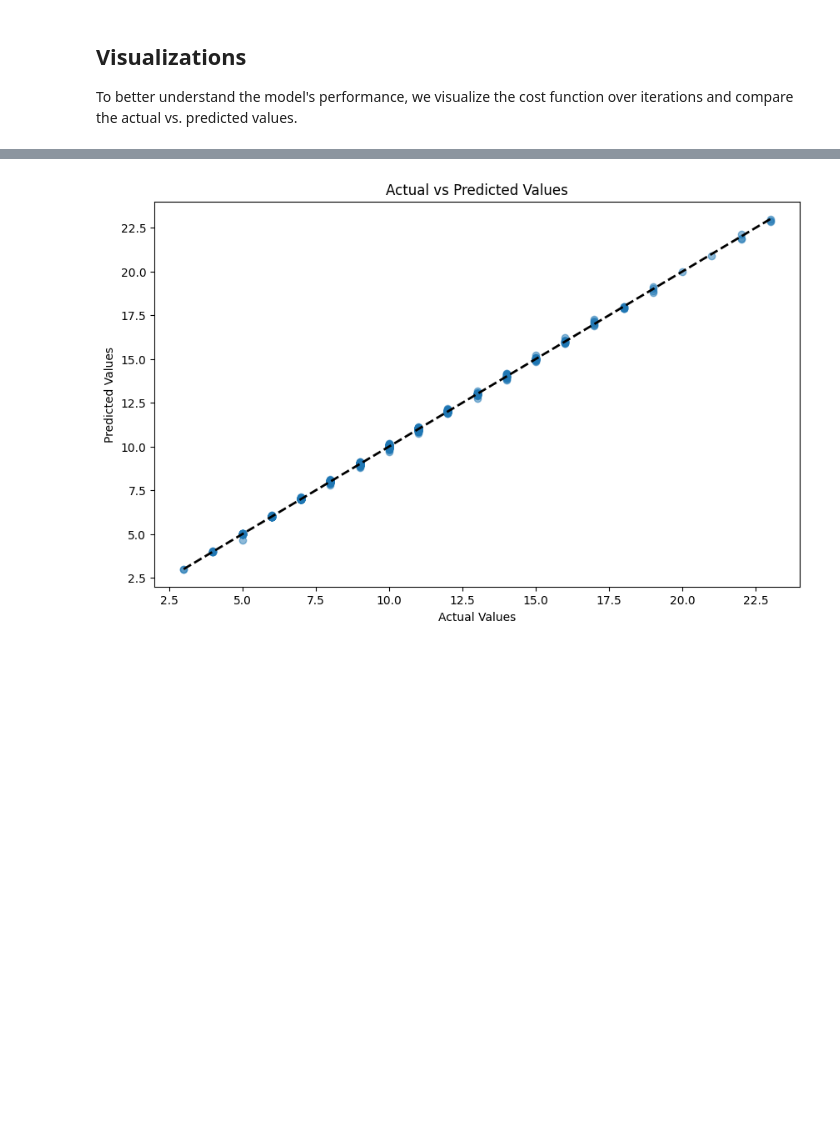
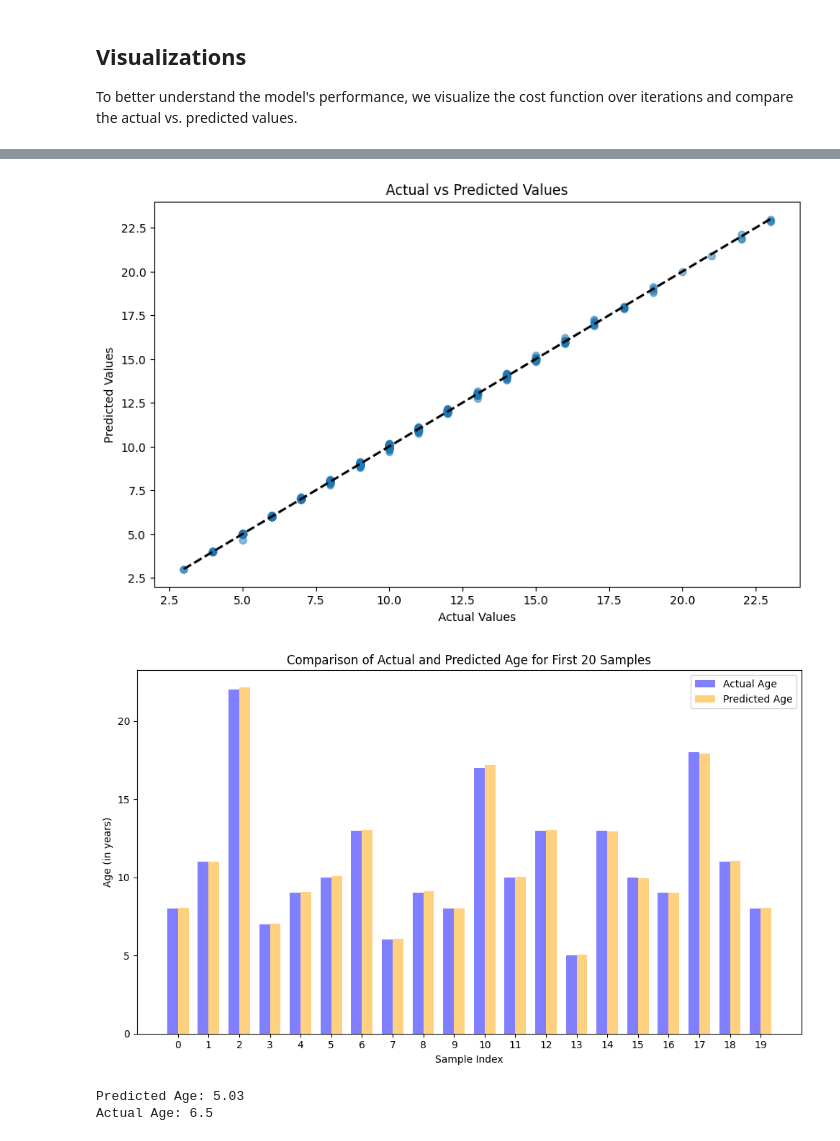
Before and after one commit to sulikismaylovv/AbaloneAgePrediction, a Jupyter notebook: notebooks/LinearRegression.ipynb, the cells around one changed output, grey strips where cells are left out. Cells and saved outputs as stored; diff of their text form; code cells hidden in the pictures; blank space fills up the shorter version.

```diff
--- a/notebooks/LinearRegression.ipynb
+++ b/notebooks/LinearRegression.ipynb
@@ -96,21 +96,70 @@ To better understand the model's performance, we visualize the cost function ove
 # %%
 
 # Plotting the cost function over iterations
 plt.figure(figsize=(10, 6))
 plt.plot(J_history)
 plt.title('Cost Function J Over Iterations')
 plt.xlabel('Iterations')
 plt.ylabel('Cost')
 plt.show()
 
 # Plotting Predictions vs Actual values
 plt.figure(figsize=(10, 6))
 plt.scatter(y_val, y_val_pred, alpha=0.5)
 plt.title('Actual vs Predicted Values')
 plt.xlabel('Actual Values')
 plt.ylabel('Predicted Values')
 plt.plot([y_val.min(), y_val.max()], [y_val.min(), y_val.max()], 'k--', lw=2)
 plt.show()
+
+# Plotting Predictions vs Actual values (bar plot)
+# Create a DataFrame for actual vs predicted values
+comparison_df = pd.DataFrame({'Actual Age': y_val, 'Predicted Age': y_val_pred})
+
+# Selecting the first 20 samples for visualization
+comparison_df = comparison_df.head(20)
+
+# Resetting index for better plotting
+comparison_df.reset_index(inplace=True, drop=True)
+
+# Plotting the bar chart with consistent styling
+plt.figure(figsize=(10, 6))  # Adjusting the figure size to match other plots
+bar_width = 0.35
+index = np.arange(len(comparison_df))
+
+plt.bar(index, comparison_df['Actual Age'], bar_width, alpha=0.5, label='Actual Age', color='blue')
+plt.bar(index + bar_width, comparison_df['Predicted Age'], bar_width, alpha=0.5, label='Predicted Age', color='orange')
+
+plt.xlabel('Sample Index')
+plt.ylabel('Age (in years)')
+plt.title('Comparison of Actual and Predicted Age for First 20 Samples')
+plt.xticks(index + bar_width / 2, comparison_df.index)
+plt.legend()
+plt.grid(visible=False)  # Turning off the grid for a cleaner look
+plt.tight_layout()  # Adjusting the layout
+plt.show()
 # %% [output]
 [figure]
 [figure]
+[figure, added]
+# %%
+def predict_age_with_comparison(index):
+    # Selecting the instance from the dataset
+    instance = abalone_df.iloc[index]
+    actual_age = instance['Rings'] + 1.5  # Actual age
+
+    # Preparing the instance for prediction
+    instance_scaled = scaler.transform([instance.drop('Rings')])
+
+    # Making prediction
+    predicted_age = predict(instance_scaled, w, b)[0]
+
+    # Displaying the results
+    print(f"Predicted Age: {predicted_age:.2f}")
+    print(f"Actual Age: {actual_age}")
+
+# Example usage - predict and compare for a specific instance in the dataset
+predict_age_with_comparison(1234)  # Replace 100 with any valid index from the dataset
+# %% [output]
+Predicted Age: 5.03
+Actual Age: 6.5
```
